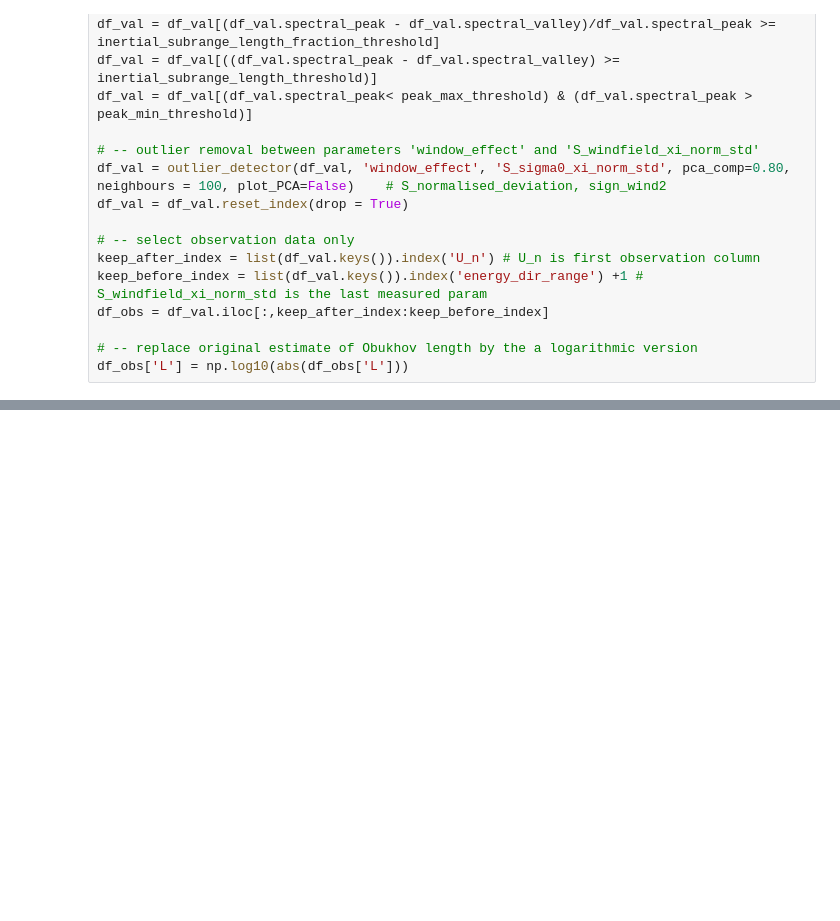
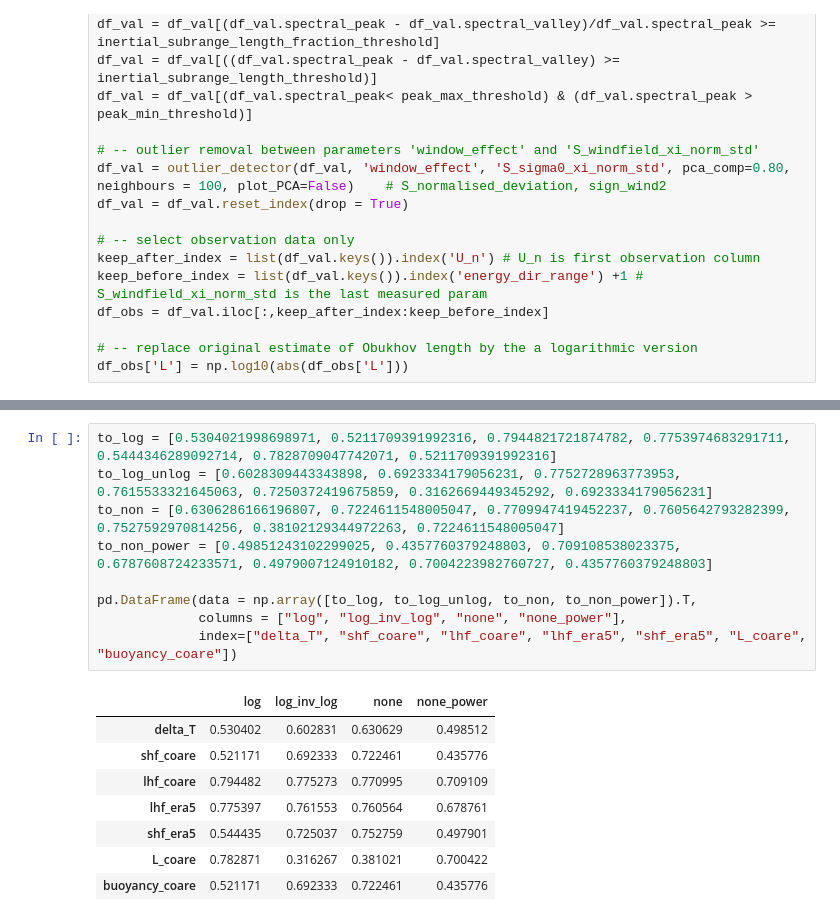
Before and after one commit to owenodriscoll/AutoML, a Jupyter notebook: examples/analysis_rolls_cells.ipynb, the cells around one changed output, grey strips where cells are left out. Drawn from its saved outputs; the diff is of its cells as text; blank space fills up the shorter version.

```diff
--- a/examples/analysis_rolls_cells.ipynb
+++ b/examples/analysis_rolls_cells.ipynb
@@ -270,0 +461,18 @@ fig2, datas2 = eqm.world_maps_single(df_input = df_input, variables = variables,
+# %%
+to_log = [0.5304021998698971, 0.5211709391992316, 0.7944821721874782, 0.7753974683291711, 0.5444346289092714, 0.7828709047742071, 0.5211709391992316]
+to_log_unlog = [0.6028309443343898, 0.6923334179056231, 0.7752728963773953, 0.7615533321645063, 0.7250372419675859, 0.3162669449345292, 0.6923334179056231]
+to_non = [0.6306286166196807, 0.7224611548005047, 0.7709947419452237, 0.7605642793282399, 0.7527592970814256, 0.38102129344972263, 0.7224611548005047]
+to_non_power = [0.49851243102299025, 0.4357760379248803, 0.709108538023375, 0.6787608724233571, 0.4979007124910182, 0.7004223982760727, 0.4357760379248803]
+
+pd.DataFrame(data = np.array([to_log, to_log_unlog, to_non, to_non_power]).T,
+             columns = ["log", "log_inv_log", "none", "none_power"],
+             index=["delta_T", "shf_coare", "lhf_coare", "lhf_era5", "shf_era5", "L_coare", "buoyancy_coare"])
+# %% [output]
+|  | log | log_inv_log | none | none_power |
+| delta_T | 0.530402 | 0.602831 | 0.630629 | 0.498512 |
+| shf_coare | 0.521171 | 0.692333 | 0.722461 | 0.435776 |
+| lhf_coare | 0.794482 | 0.775273 | 0.770995 | 0.709109 |
+| lhf_era5 | 0.775397 | 0.761553 | 0.760564 | 0.678761 |
+| shf_era5 | 0.544435 | 0.725037 | 0.752759 | 0.497901 |
+| L_coare | 0.782871 | 0.316267 | 0.381021 | 0.700422 |
+| buoyancy_coare | 0.521171 | 0.692333 | 0.722461 | 0.435776 |
```
Also changed, not shown: parts of 27 cells of this notebook.
